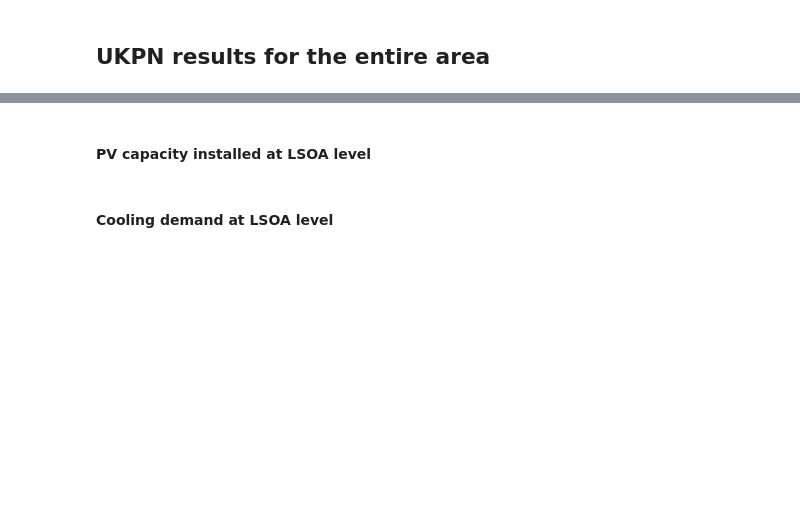
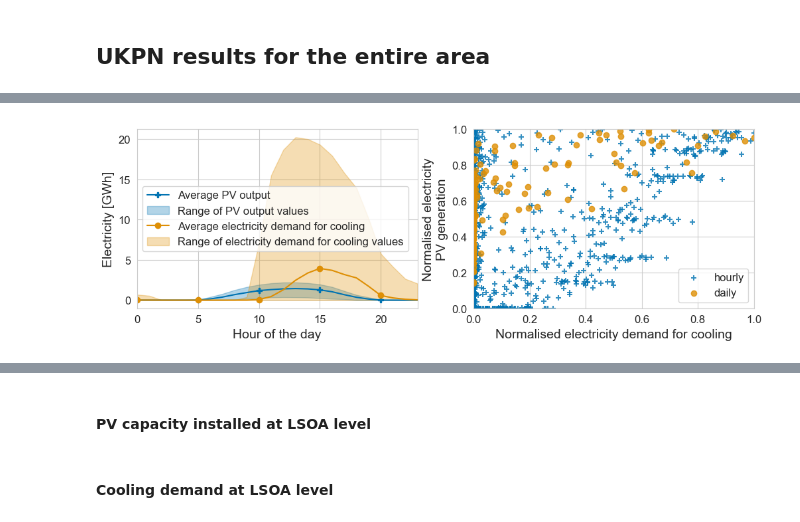
Before and after one commit to AlexandreLab/cooling_demand_UK, a Jupyter notebook: notebooks/PVlib.ipynb, the cells around one changed output, grey strips where cells are left out. Drawn from its saved outputs; the diff is of its cells as text; code cells hidden in the pictures; blank space fills up the shorter version.

```diff
--- a/notebooks/PVlib.ipynb
+++ b/notebooks/PVlib.ipynb
@@ -285,35 +377,36 @@ fig, (ax1, ax2) = plt.subplots(1, 2, figsize=figsize)
 average_week_day = total_data.groupby([total_data.index.hour]).mean().reset_index(drop=True)
 max_week_day = total_data.groupby([total_data.index.hour]).max().reset_index(drop=True)
 min_week_day = total_data.groupby([total_data.index.hour]).min().reset_index(drop=True)
 labels = ['Average PV output', 'Average electricity demand for cooling']
-labels_shaded = ['Range of values', 'Range of values']
+labels_shaded = ['Range of PV output values', 'Range of electricity demand for cooling values']
 for ii, c in enumerate(average_week_day.columns):
   average_week_day[c].plot(
         ax=ax1,
         kind='line',
         marker=markers[ii],    markevery=5, label=labels[ii])
   ax1.fill_between(average_week_day.index, min_week_day[c],max_week_day[c], color = sns.color_palette()[ii], alpha=0.3, label=labels_shaded[ii])
 
 ax1.set_ylabel('Electricity [GWh]')
 ax1.set_xlabel('Hour of the day')
 ax1.margins(0, None)
 ax1.legend(loc='center left')
 # ax1.legend(bbox_to_anchor=(0.98, -0.12), ncol=4, borderaxespad=0.)
 
 # Plot 2
 sns.regplot(data=normalised_data, x='Electricity_for_cooling_demand', y="PV_output", ax=ax2, label="hourly", marker='+', fit_reg=False)
 daily_data = normalised_data.resample('1d').mean()
 # ax.scatter(x=daily_data['Electricity_for_cooling_demand'],
 #            y=daily_data["PV_output"])
 sns.regplot(data=daily_data/daily_data.max(), x='Electricity_for_cooling_demand', y="PV_output", ax=ax2, label="daily", fit_reg=False)
 ax2.set_xlabel("Normalised electricity demand for cooling")
 ax2.set_ylabel("Normalised electricity\nPV generation")
 ax2.set_ylim(0, 1)
 ax2.set_xlim(0, 1)
 ax2.legend()
 fig.savefig(PATH_SAVE_FIGURES/f"ukpn_pv_and_cooling.{fig_format}", bbox_inches='tight', format=fig_format, dpi=dpi)
 fig.savefig(PATH_SAVE_FIGURES/f"ukpn_pv_and_cooling.{export_fig_format}", bbox_inches='tight', format=export_fig_format, dpi=dpi)
-fig
+# %% [output]
+[figure, added]
 # %%
 total_data['Net_electricity_for_cooling_demand'] = total_data['Electricity_for_cooling_demand'] - total_data['PV_output']
 average_week_day = total_data.groupby([total_data.index.hour]).mean().reset_index(drop=True)
```
Also changed, not shown: parts of 16 cells of this notebook, 5 other files.
